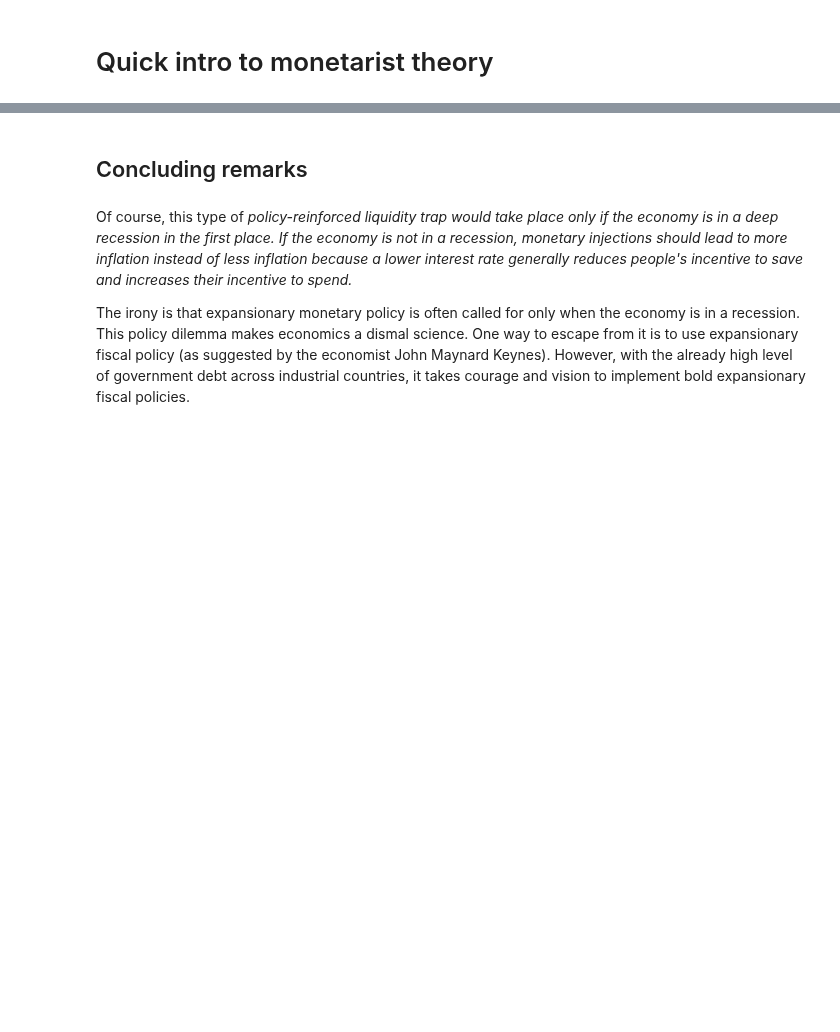
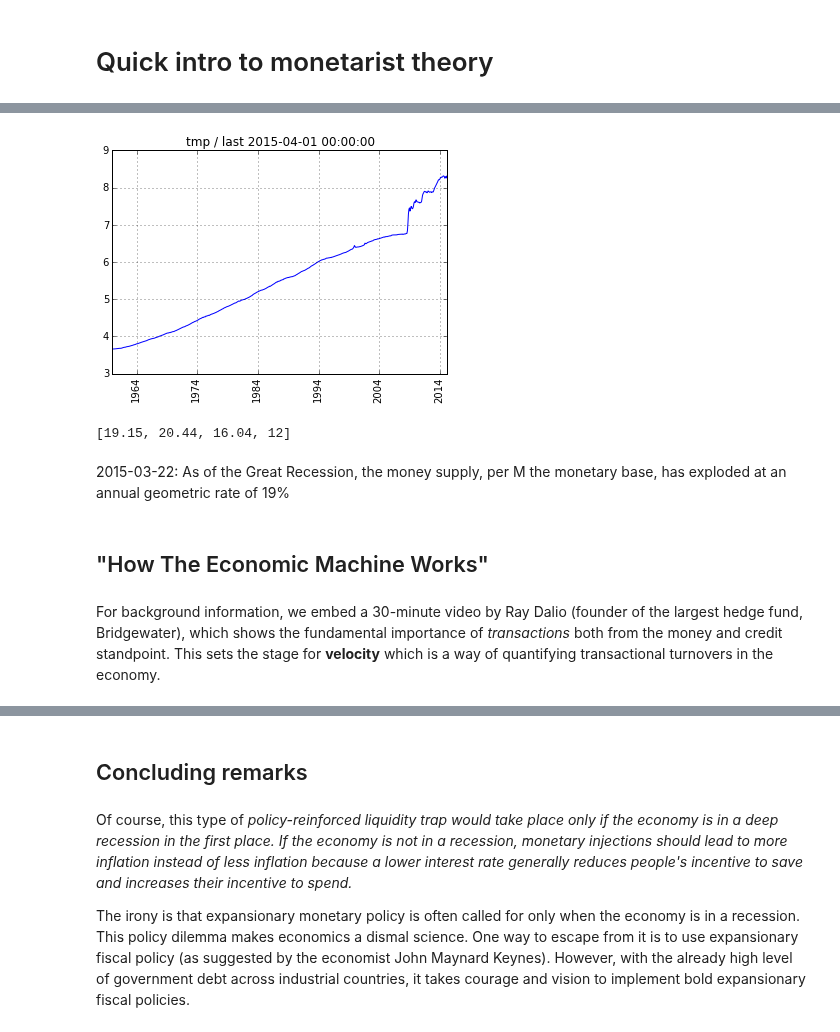
Before and after one commit to rsvp/fecon235, a Jupyter notebook: nb/fred-infl-velocity.ipynb, the cells around one changed output, grey strips where cells are left out. Cells and saved outputs as stored; diff of their text form; code cells hidden in the pictures; blank space fills up the shorter version.

Commit message:
Revise fred-infl-velocity.ipynb
Supplement with analysis of Treasury rates.

```diff
--- a/nb/fred-infl-velocity.ipynb
+++ b/nb/fred-infl-velocity.ipynb
@@ -235,0 +179,16 @@ The annual average return for Treasury bills since 2010 is a mere 8 bp. (So \$10
+# %%
+#  Plot for log( M ):
+plotfred( np.log( M['1960':] ))
+# %% [output]
+[figure, added]
+# %%
+#  M goes parabolic after the Great Recession due to quantitative easing:
+georet( M[recession:], 12)
+# %% [output]
+[19.15, 20.44, 16.04, 12]
+# %% [markdown]
+2015-03-22: As of the Great Recession, the money supply, per M the monetary base, has exploded at an annual geometric rate of 19%
+# %% [markdown]
+## "How The Economic Machine Works"
+# %% [markdown]
+For background information, we embed a 30-minute video by Ray Dalio (founder of the largest hedge fund, Bridgewater), which shows the fundamental importance of *transactions* both from the money and credit standpoint. This sets the stage for **velocity** which is a way of quantifying transactional turnovers in the economy.
```
Also changed, not shown: parts of 83 cells of this notebook.
